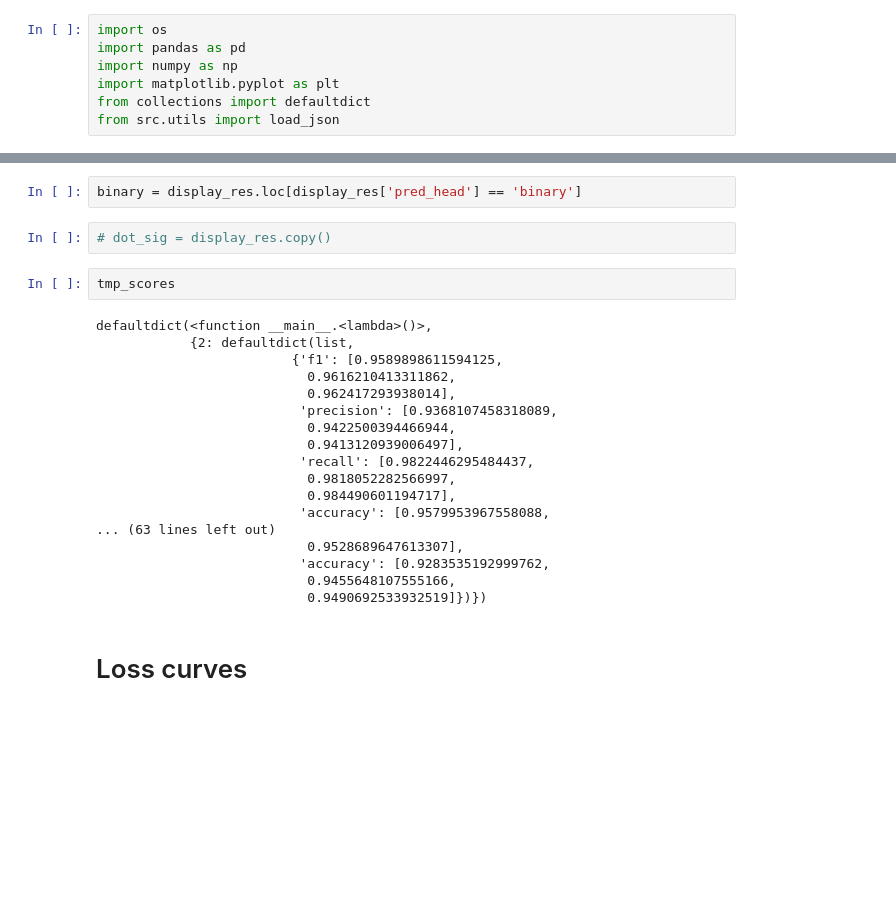
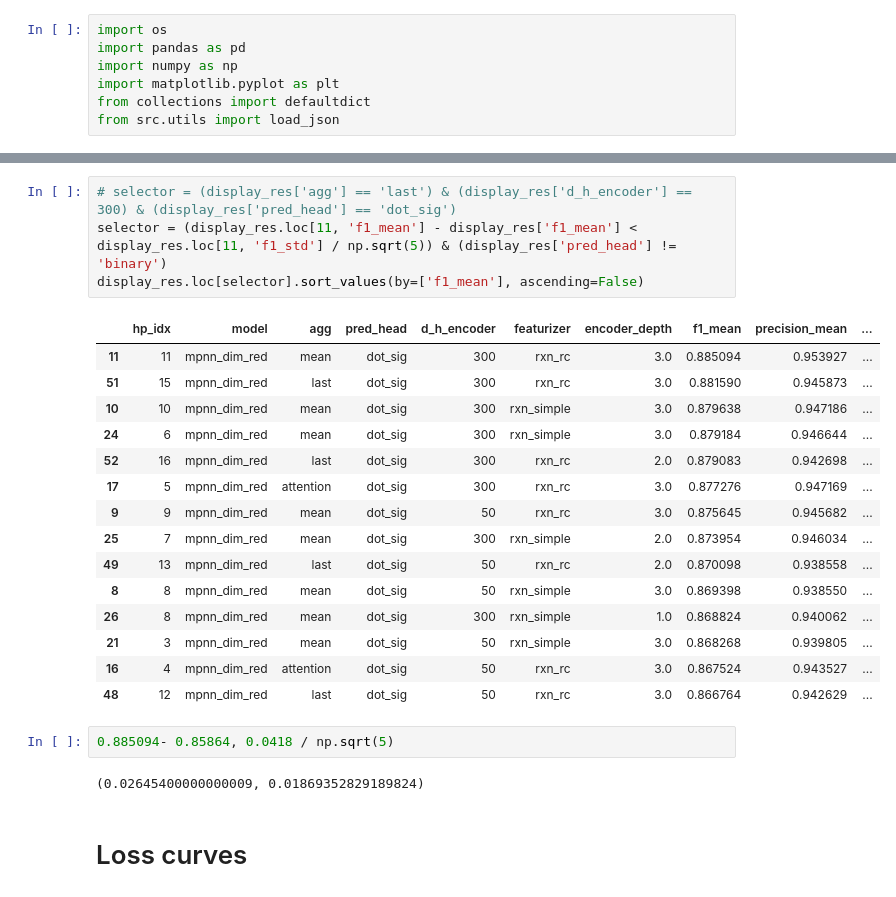
Before and after one commit to stefanpate/rcgnn, a Jupyter notebook: notebooks/rc_gnn_sprhea_figs.ipynb, the cells around one changed output, grey strips where cells are left out. Drawn from its saved outputs; the diff is of its cells as text; blank space fills up the shorter version.

```diff
--- a/notebooks/rc_gnn_sprhea_figs.ipynb
+++ b/notebooks/rc_gnn_sprhea_figs.ipynb
@@ -86,26 +106,26 @@ display_res.sort_values(by=['f1_mean'], ascending=False)
-# %%
-binary = display_res.loc[display_res['pred_head'] == 'binary']
-# %%
-# dot_sig = display_res.copy()
-# %%
-tmp_scores
-# %% [output]
-defaultdict(<function __main__.<lambda>()>,
-            {2: defaultdict(list,
-                         {'f1': [0.9589898611594125,
-                           0.9616210413311862,
-                           0.962417293938014],
-                          'precision': [0.9368107458318089,
-                           0.9422500394466944,
-                           0.9413120939006497],
-                          'recall': [0.9822446295484437,
-                           0.9818052282566997,
-                           0.984490601194717],
-                          'accuracy': [0.9579953967558088,
-... (63 lines left out)
-                           0.9528689647613307],
-                          'accuracy': [0.9283535192999762,
-                           0.9455648107555166,
-                           0.9490692533932519]})})
+# %%
+# selector = (display_res['agg'] == 'last') & (display_res['d_h_encoder'] == 300) & (display_res['pred_head'] == 'dot_sig')
+selector = (display_res.loc[11, 'f1_mean'] - display_res['f1_mean'] < display_res.loc[11, 'f1_std'] / np.sqrt(5)) & (display_res['pred_head'] != 'binary')
+display_res.loc[selector].sort_values(by=['f1_mean'], ascending=False)
+# %% [output]
+|  | hp_idx | model | agg | pred_head | d_h_encoder | featurizer | encoder_depth | f1_mean | precision_mean | ... |
+| 11 | 11 | mpnn_dim_red | mean | dot_sig | 300 | rxn_rc | 3.0 | 0.885094 | 0.953927 | ... |
+| 51 | 15 | mpnn_dim_red | last | dot_sig | 300 | rxn_rc | 3.0 | 0.881590 | 0.945873 | ... |
+| 10 | 10 | mpnn_dim_red | mean | dot_sig | 300 | rxn_simple | 3.0 | 0.879638 | 0.947186 | ... |
+| 24 | 6 | mpnn_dim_red | mean | dot_sig | 300 | rxn_simple | 3.0 | 0.879184 | 0.946644 | ... |
+| 52 | 16 | mpnn_dim_red | last | dot_sig | 300 | rxn_rc | 2.0 | 0.879083 | 0.942698 | ... |
+| 17 | 5 | mpnn_dim_red | attention | dot_sig | 300 | rxn_rc | 3.0 | 0.877276 | 0.947169 | ... |
+| 9 | 9 | mpnn_dim_red | mean | dot_sig | 50 | rxn_rc | 3.0 | 0.875645 | 0.945682 | ... |
+| 25 | 7 | mpnn_dim_red | mean | dot_sig | 300 | rxn_simple | 2.0 | 0.873954 | 0.946034 | ... |
+| 49 | 13 | mpnn_dim_red | last | dot_sig | 50 | rxn_rc | 2.0 | 0.870098 | 0.938558 | ... |
+| 8 | 8 | mpnn_dim_red | mean | dot_sig | 50 | rxn_simple | 3.0 | 0.869398 | 0.938550 | ... |
+| 26 | 8 | mpnn_dim_red | mean | dot_sig | 300 | rxn_simple | 1.0 | 0.868824 | 0.940062 | ... |
+| 21 | 3 | mpnn_dim_red | mean | dot_sig | 50 | rxn_simple | 3.0 | 0.868268 | 0.939805 | ... |
+| 16 | 4 | mpnn_dim_red | attention | dot_sig | 50 | rxn_rc | 3.0 | 0.867524 | 0.943527 | ... |
+| 48 | 12 | mpnn_dim_red | last | dot_sig | 50 | rxn_rc | 3.0 | 0.866764 | 0.942629 | ... |
+# %%
+0.885094- 0.85864, 0.0418 / np.sqrt(5)
+# %% [output]
+(0.02645400000000009, 0.01869352829189824)
 # %% [markdown]
 # Loss curves
```
Also changed, not shown: parts of 11 cells of this notebook, 38 other files.
